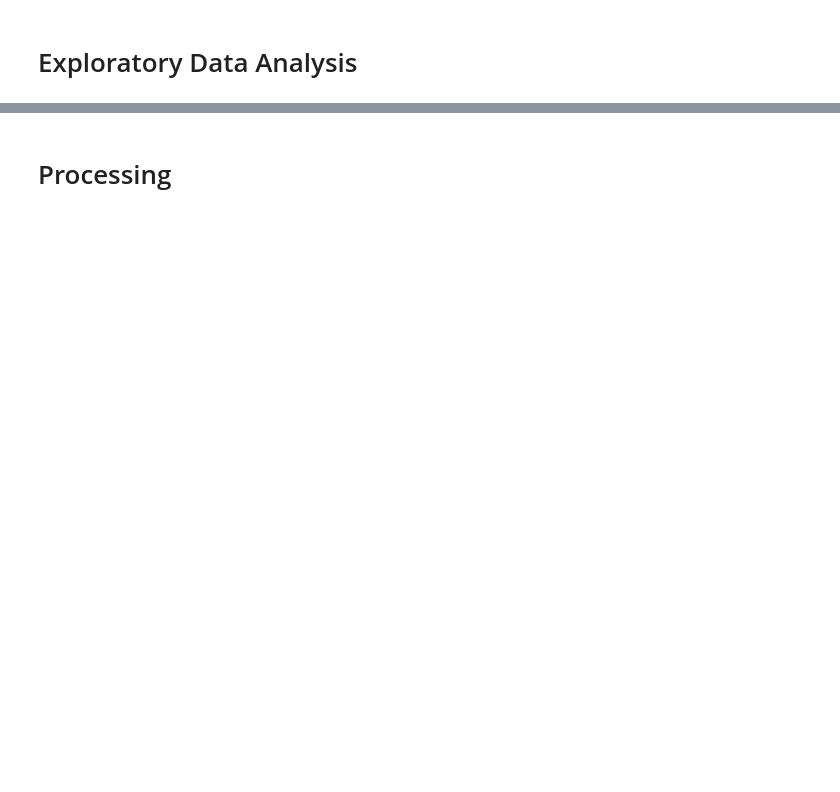
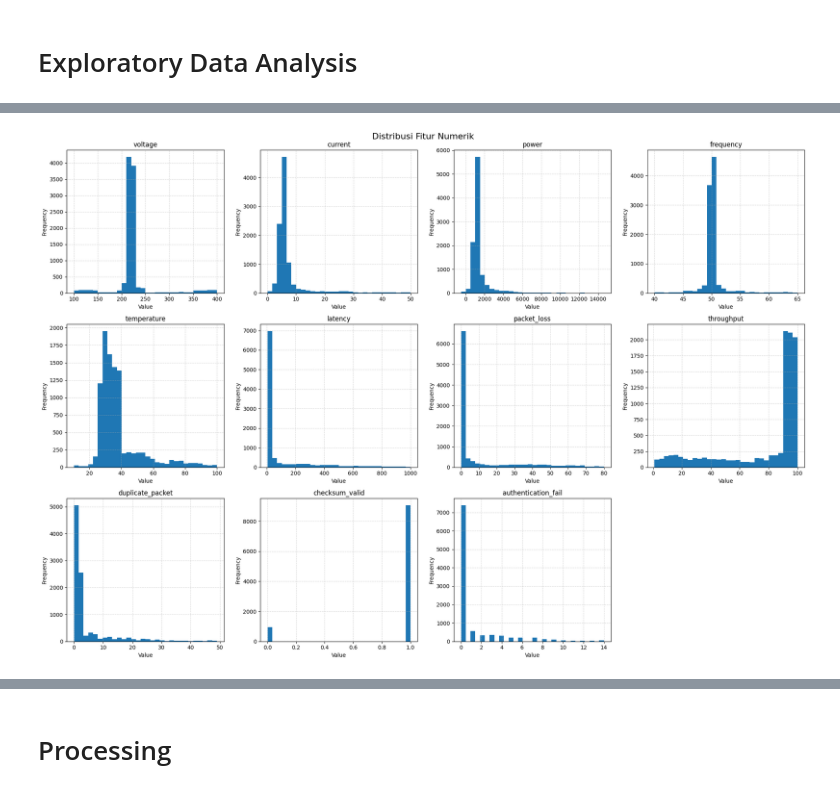
Before and after one commit to rrrambatsigma/project-kda-kelompok3, a Jupyter notebook: notebook/TemplatePipelinePrediksi.ipynb, the cells around one changed output, grey strips where cells are left out. Saved outputs shown, nothing was run; the diff lists cells and outputs as text; code cells hidden in the pictures; blank space fills up the shorter version.

```diff
--- a/notebook/TemplatePipelinePrediksi.ipynb
+++ b/notebook/TemplatePipelinePrediksi.ipynb
@@ -67,0 +466,37 @@ dataset.isna().sum()
+# %%
+num_features = len(numeric_feature_columns)
+
+n_cols = 4
+n_rows = math.ceil(num_features / n_cols)
+
+fig, axes = plt.subplots(
+    n_rows,
+    n_cols,
+    figsize=(20, 14)
+)
+
+axes = axes.flatten()
+
+for i, col in enumerate(numeric_feature_columns):
+    axes[i].hist(
+        data[col].dropna(),
+        bins=30
+    )
+
+    axes[i].set_title(col)
+    axes[i].set_xlabel("Value")
+    axes[i].set_ylabel("Frequency")
+    axes[i].grid(True, linestyle="--", alpha=0.5)
+
+for j in range(num_features, len(axes)):
+    fig.delaxes(axes[j])
+
+plt.suptitle(
+    "Distribusi Fitur Numerik",
+    fontsize=16
+)
+
+plt.tight_layout()
+plt.show()
+# %% [output]
+[figure, added]
```
Also changed, not shown: parts of 165 cells of this notebook, 10 other files.
